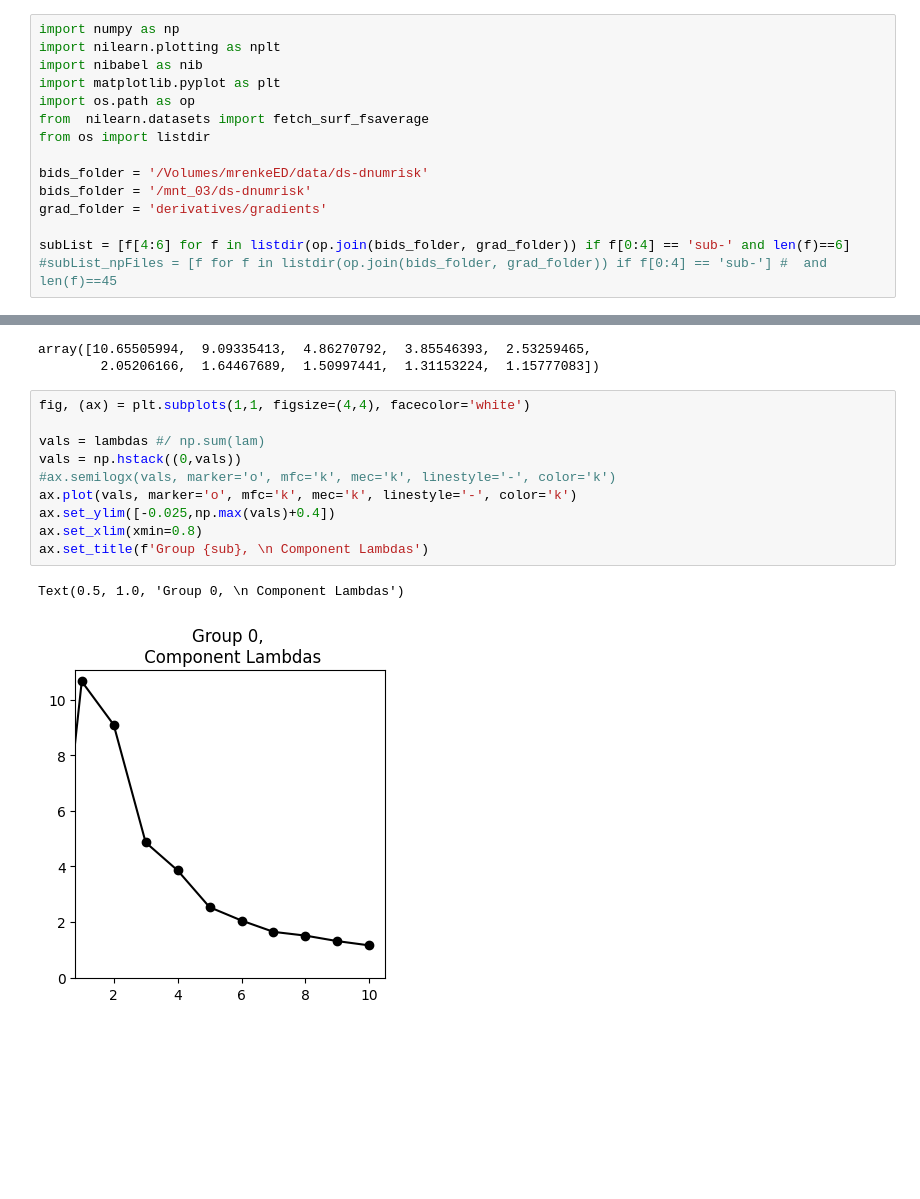
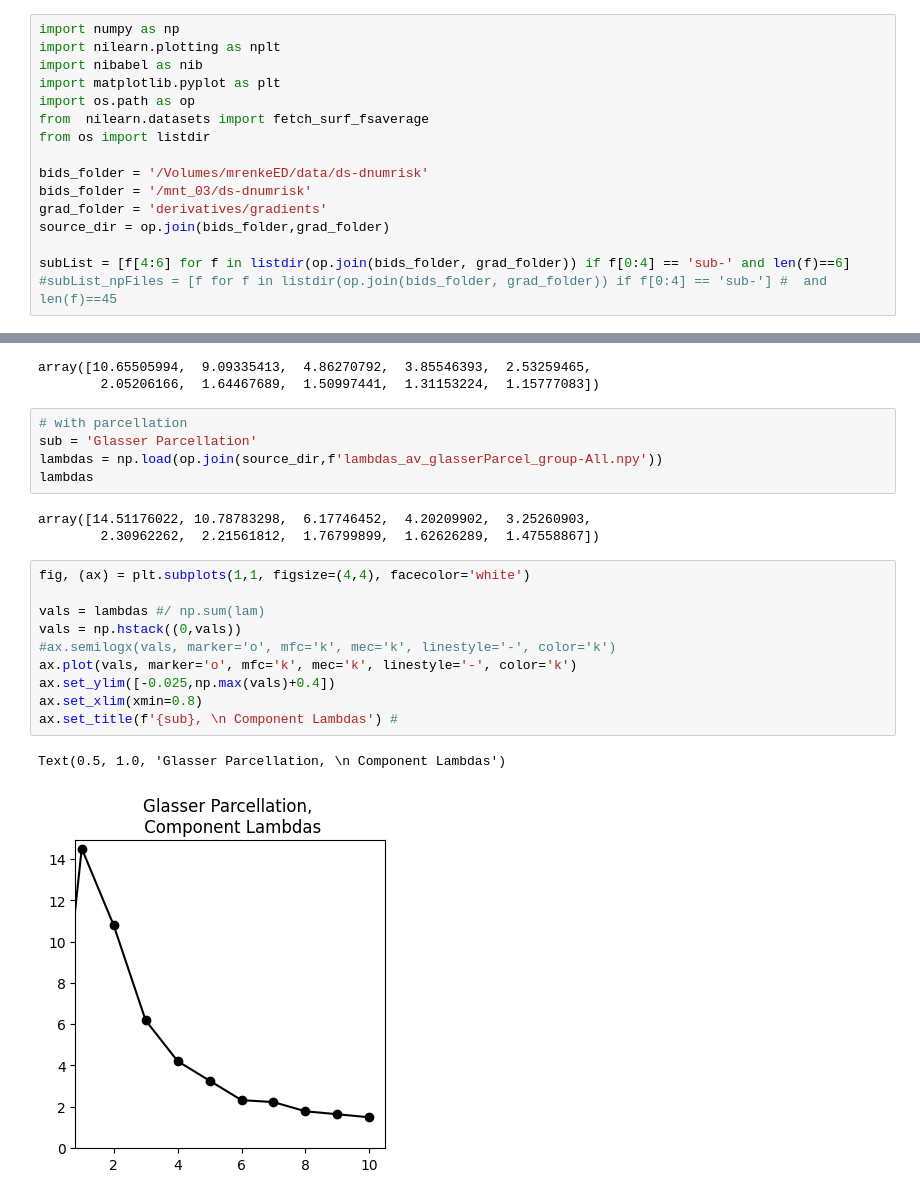
Before and after one commit to mrenke/numrisk, a Jupyter notebook: numrisk/fmri_analysis/gradients/vis_gradients.ipynb, the cells around one changed output, grey strips where cells are left out. Drawn from its saved outputs; the diff is of its cells as text; blank space fills up the shorter version.

```diff
--- a/numrisk/fmri_analysis/gradients/vis_gradients.ipynb
+++ b/numrisk/fmri_analysis/gradients/vis_gradients.ipynb
@@ -10,6 +10,7 @@ from os import listdir
 bids_folder = '/Volumes/mrenkeED/data/ds-dnumrisk'
 bids_folder = '/mnt_03/ds-dnumrisk'
 grad_folder = 'derivatives/gradients'
+source_dir = op.join(bids_folder,grad_folder)
 
 subList = [f[4:6] for f in listdir(op.join(bids_folder, grad_folder)) if f[0:4] == 'sub-' and len(f)==6]
 #subList_npFiles = [f for f in listdir(op.join(bids_folder, grad_folder)) if f[0:4] == 'sub-'] #  and len(f)==45
@@ -100,16 +133,24 @@ lambdas
 # %% [output]
 array([10.65505994,  9.09335413,  4.86270792,  3.85546393,  2.53259465,
         2.05206166,  1.64467689,  1.50997441,  1.31153224,  1.15777083])
+# %%
+# with parcellation
+sub = 'Glasser Parcellation'
+lambdas = np.load(op.join(source_dir,f'lambdas_av_glasserParcel_group-All.npy'))
+lambdas
+# %% [output]
+array([14.51176022, 10.78783298,  6.17746452,  4.20209902,  3.25260903,
+        2.30962262,  2.21561812,  1.76799899,  1.62626289,  1.47558867])
 # %%
 fig, (ax) = plt.subplots(1,1, figsize=(4,4), facecolor='white')
 
 vals = lambdas #/ np.sum(lam)
 vals = np.hstack((0,vals))
 #ax.semilogx(vals, marker='o', mfc='k', mec='k', linestyle='-', color='k')
 ax.plot(vals, marker='o', mfc='k', mec='k', linestyle='-', color='k')
 ax.set_ylim([-0.025,np.max(vals)+0.4])
 ax.set_xlim(xmin=0.8)
-ax.set_title(f'Group {sub}, \n Component Lambdas')
+ax.set_title(f'{sub}, \n Component Lambdas') #
 # %% [output]
-Text(0.5, 1.0, 'Group 0, \n Component Lambdas')
+Text(0.5, 1.0, 'Glasser Parcellation, \n Component Lambdas')
-[figure, old version]
+[figure, new version]
```
Also changed, not shown: parts of 12 cells of this notebook, 8 other files.
